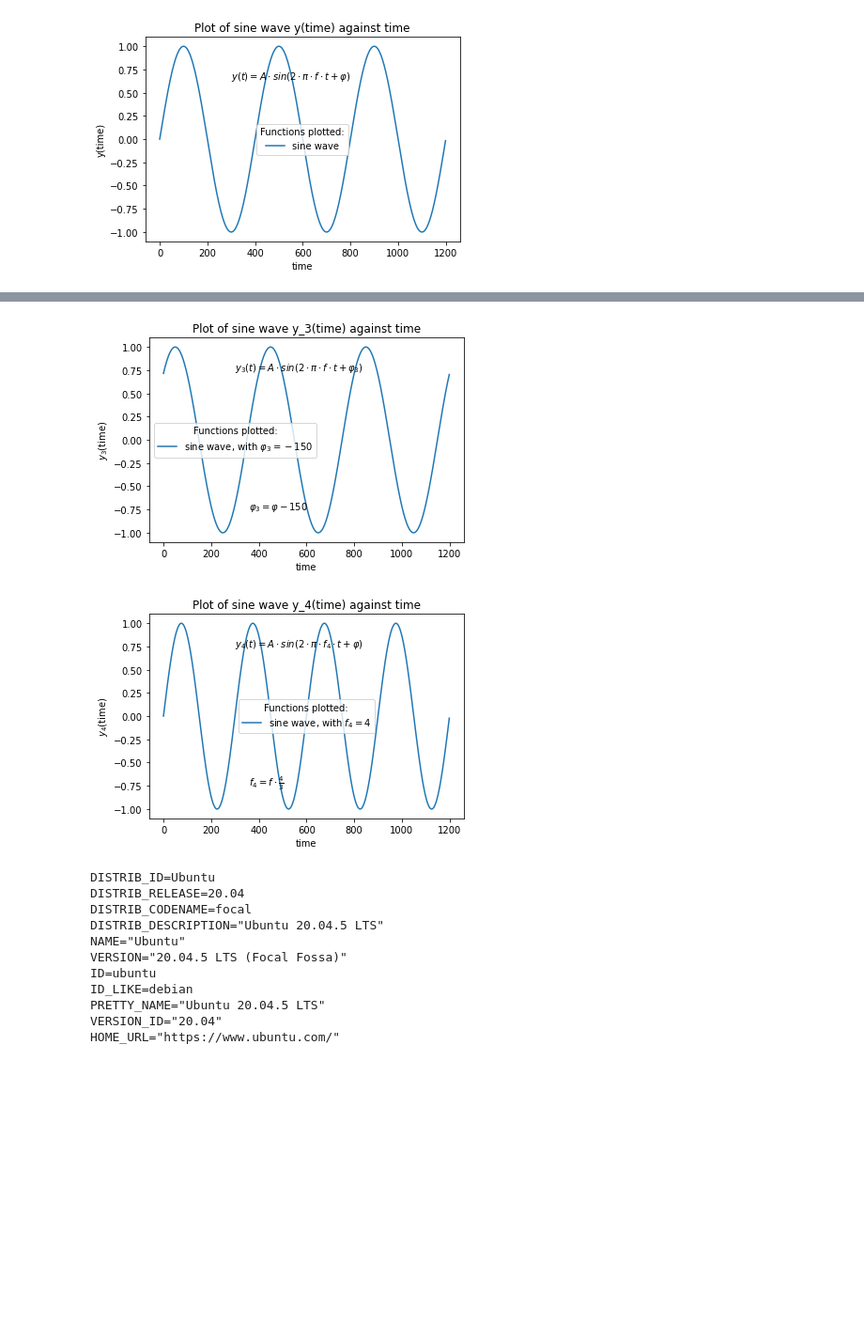
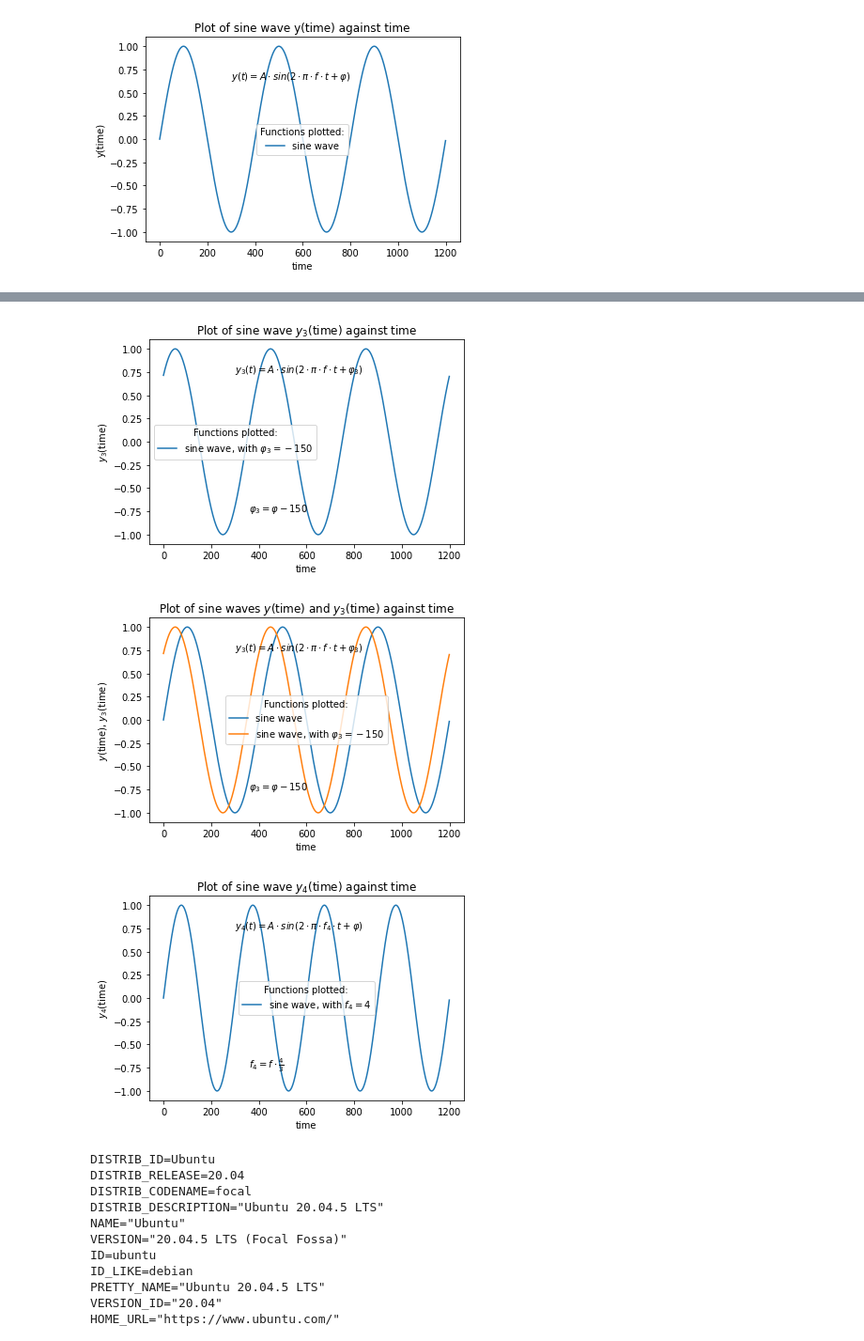
Before and after one commit to eda-ricercatore/python-sandbox, a Jupyter notebook: b-visualization/plot-to-file.ipynb, the cells around one changed output, grey strips where cells are left out. Shown at 94% size. Cells and saved outputs as stored; diff of their text form; code cells hidden in the pictures; blank space fills up the shorter version.

```diff
--- a/b-visualization/plot-to-file.ipynb
+++ b/b-visualization/plot-to-file.ipynb
@@ -244,35 +274,61 @@ plt.show()
 #   Make the phase offset negative and smaller, and see the effects on the sine wave.
 varphi_phase_offset = -150      # Negative offset shifts curve leftwards.
 frequency_of_sine_wave = 3
 amplitude_of_sine_wave = 1
 """
   Mathematical function for sine wave, y(time), defined by [WikipediaContributors2017a14].
   y_3(time) = Amplitude * sin(2*PI*frequency*time + phase offset_3)
 """
 sine_wave_sampled_with_phase_offset_negative_shift_left = amplitude_of_sine_wave * numpy.sin(2 * numpy.pi * frequency_of_sine_wave * time_instances_of_sampling + varphi_phase_offset)
 # Plot the sine wave [Hunter2016a].
 plt.plot(sine_wave_sampled_with_phase_offset_negative_shift_left, label=r"sine wave, with $\varphi_{3} = -150$")
 # Add the title to the plot [Hunter2023].
-plt.title('Plot of sine wave y_3(time) against time')
+plt.title('Plot of sine wave $y_3$(time) against time')
 # Add mathematical text to the plot [Hunter2023] [Hunter2023a].
 plt.text(300, 0.75, r'$y_{3}(t) = A \cdot sin(2 \cdot \pi \cdot f \cdot t + \varphi_{3})$')
 plt.text(360, -0.75, r'$\varphi_{3} = \varphi - 150$')
 # Label the y-axis.
 plt.ylabel('$y_{3}$(time)')
 # Label the x-axis.
 plt.xlabel('time')
 # Add a legend to the plot [Hunter2023b].
 plt.legend(title='Functions plotted:')
 """
   Save plot in PDF format [Peitek2019] [Peitek2019a].
 	This "save to PDF" command has to appear before the .show() command;
 		else, the PDF file would be empty.
 """
 plt.savefig("plot-to-file-figures/"+"y3_t-sine-wave-negative-phase-offset"+".pdf")
 # Show the plot via GUI representation and the file plot.
 plt.show()
+
+# ==================================================================
+
+# Plot the sine waves $y$(time) and $y_3$(time) [Hunter2016a].
+plt.plot(sine_wave_sampled, label="sine wave")
+plt.plot(sine_wave_sampled_with_phase_offset_negative_shift_left, label=r"sine wave, with $\varphi_{3} = -150$")
+# Add the title to the plot [Hunter2023].
+plt.title('Plot of sine waves $y$(time) and $y_3$(time) against time')
+# Add mathematical text to the plot [Hunter2023] [Hunter2023a].
+plt.text(300, 0.75, r'$y_{3}(t) = A \cdot sin(2 \cdot \pi \cdot f \cdot t + \varphi_{3})$')
+plt.text(360, -0.75, r'$\varphi_{3} = \varphi - 150$')
+# Label the y-axis.
+plt.ylabel('$y$(time), $y_3$(time)')
+# Label the x-axis.
+plt.xlabel('time')
+# Add a legend to the plot [Hunter2023b].
+plt.legend(title='Functions plotted:')
+"""
+  Save plot in PDF format [Peitek2019] [Peitek2019a].
+	This "save to PDF" command has to appear before the .show() command;
+		else, the PDF file would be empty.
+"""
+plt.savefig("plot-to-file-figures/"+"y3_t-sine-wave-negative-phase-offset"+".pdf")
+# Show the plot via GUI representation and the file plot.
+plt.show()
 # %% [output]
-[figure, old version]
+[figure, new version]
+[figure, added]
 # %%
 #   Make the frequency greater, and see the effects on the sine wave.
 varphi_phase_offset = 0
@@ -286,7 +342,7 @@ sine_wave_sampled_with_bigger_frequency = amplitude_of_sine_wave * numpy.sin(2 *
 # Plot the sine wave [Hunter2016a].
 plt.plot(sine_wave_sampled_with_bigger_frequency, label=r"sine wave, with $f_{4} = 4$")
 # Add the title to the plot [Hunter2023].
-plt.title('Plot of sine wave y_4(time) against time')
+plt.title('Plot of sine wave $y_4$(time) against time')
 # Add mathematical text to the plot [Hunter2023] [Hunter2023a].
 plt.text(300, 0.75, r'$y_{4}(t) = A \cdot sin(2 \cdot \pi \cdot f_{4} \cdot t + \varphi)$')
 plt.text(360, -0.75, r'$f_{4} = f \cdot \frac{4}{3}$')
@@ -305,7 +361,7 @@ plt.savefig("plot-to-file-figures/"+"y4_t-sine-wave-bigger-frequency"+".pdf")
 # Show the plot via GUI representation and the file plot.
 plt.show()
 # %% [output]
-[figure, old version]
+[figure, new version]
 # %%
 # Spare coode block: number 1
 %pwd
```
Also changed, not shown: parts of 20 cells of this notebook, 26 other files.
